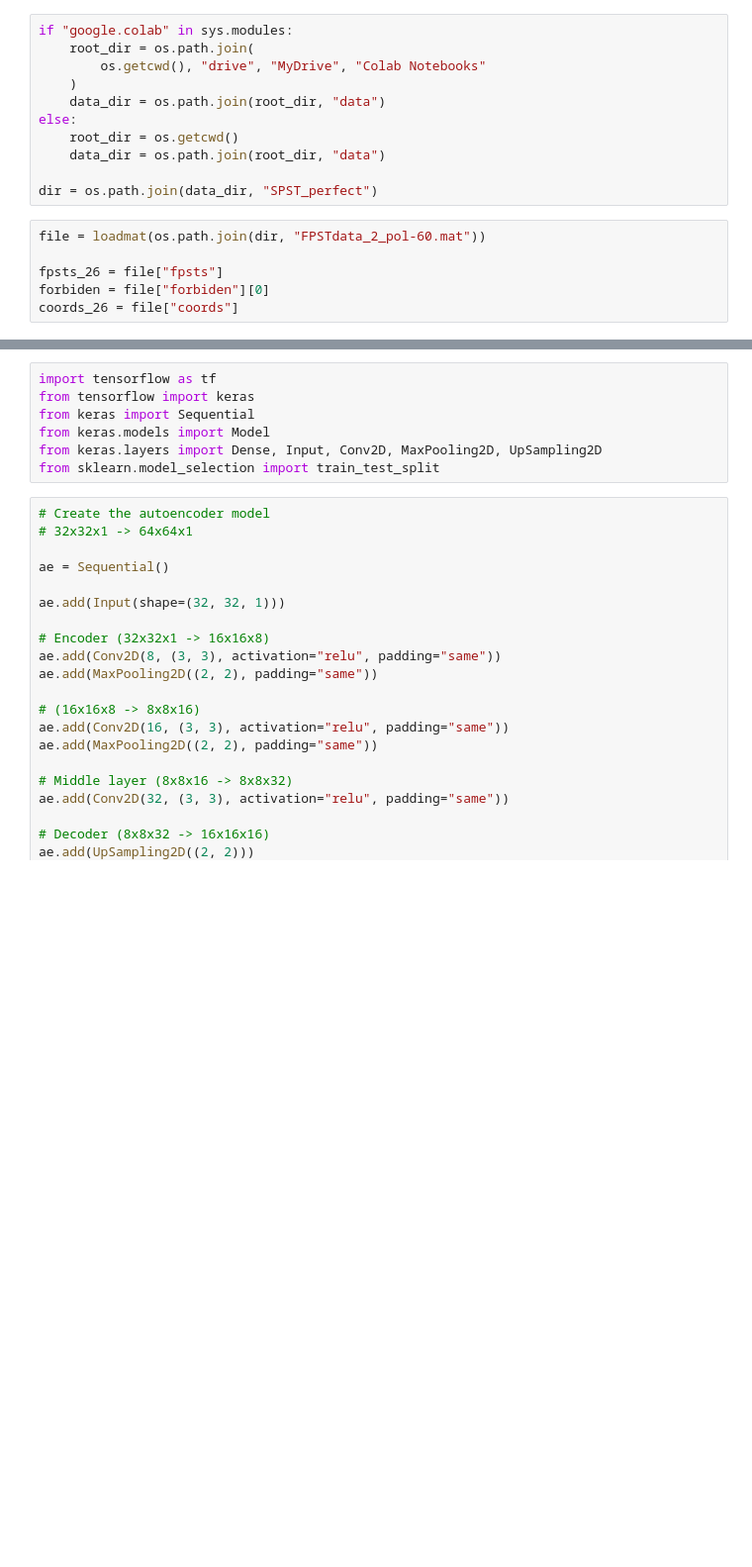
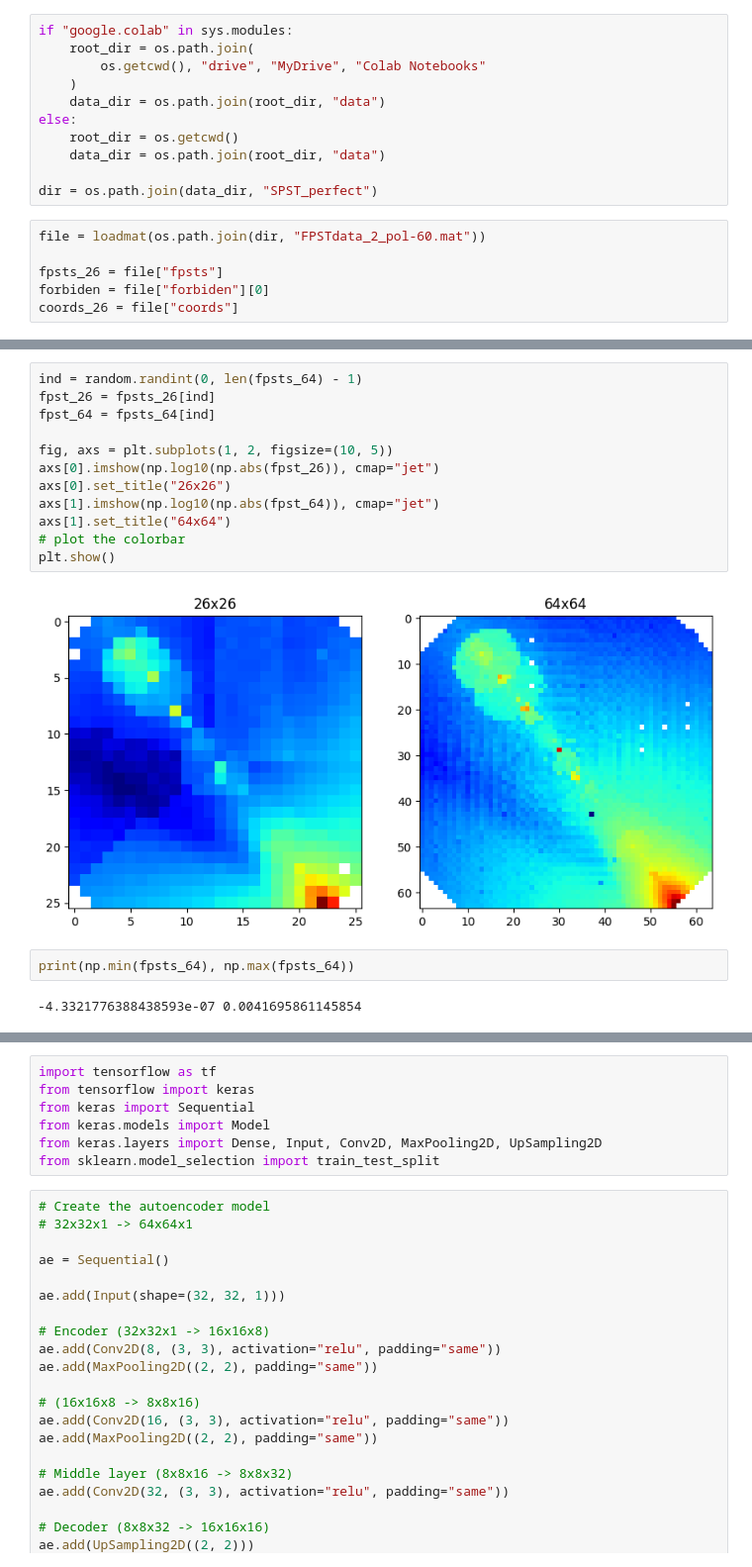
Before and after one commit to m7415/deep_learning_3MI, a Jupyter notebook: FPST.ipynb, the cells around one changed output, grey strips where cells are left out. Shown at 99% size. Drawn from its saved outputs; the diff is of its cells as text; blank space fills up the shorter version.

```diff
--- a/FPST.ipynb
+++ b/FPST.ipynb
@@ -38,3 +41,21 @@ total_tasks = 512 * 512
 fpsts_64, coords_64 = load_FPST(dir_path, total_tasks)
 # %% [output]
 Overhead done, starting the loop
+# %%
+ind = random.randint(0, len(fpsts_64) - 1)
+fpst_26 = fpsts_26[ind]
+fpst_64 = fpsts_64[ind]
+
+fig, axs = plt.subplots(1, 2, figsize=(10, 5))
+axs[0].imshow(np.log10(np.abs(fpst_26)), cmap="jet")
+axs[0].set_title("26x26")
+axs[1].imshow(np.log10(np.abs(fpst_64)), cmap="jet")
+axs[1].set_title("64x64")
+# plot the colorbar
+plt.show()
+# %% [output]
+[figure, added]
+# %%
+print(np.min(fpsts_64), np.max(fpsts_64))
+# %% [output]
+-4.3321776388438593e-07 0.0041695861145854
```
Also changed, not shown: parts of 18 cells of this notebook, 3 other files.
